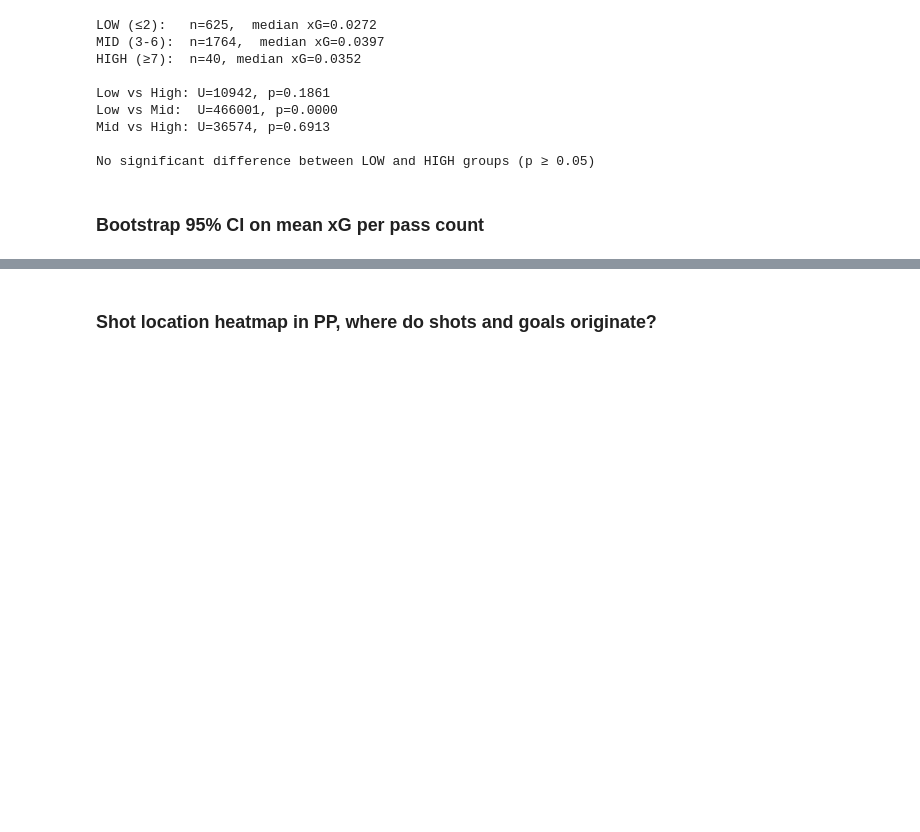
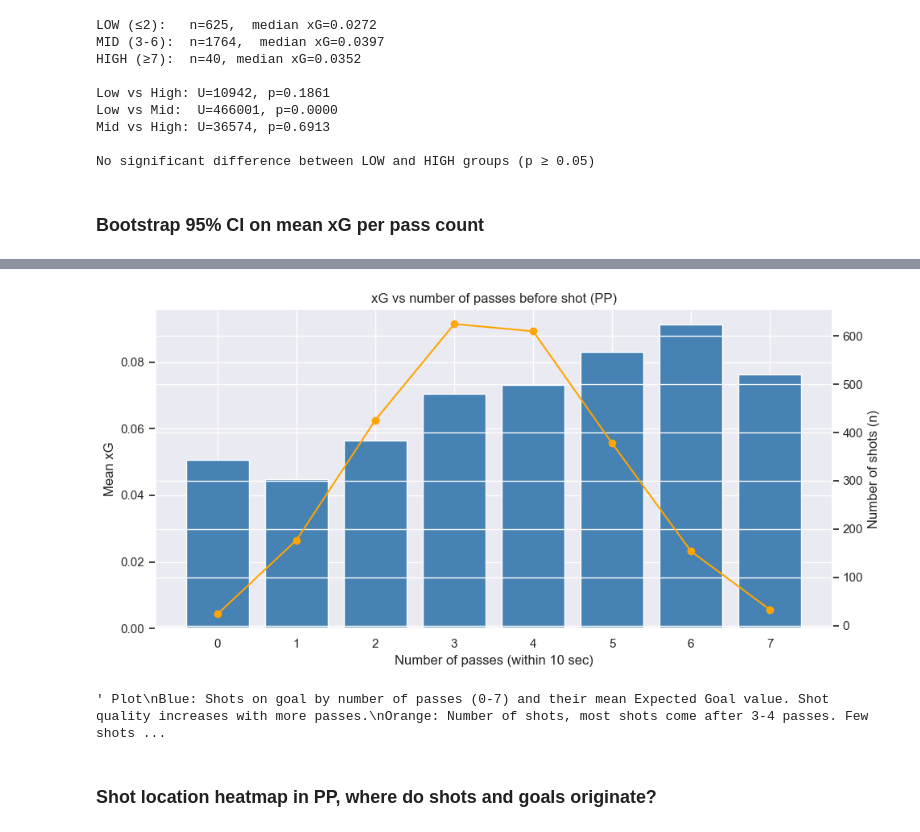
Before and after one commit to emmabertmar/LINHAC-project-2026, a Jupyter notebook: powerplay_analysis.ipynb, the cells around one changed output, grey strips where cells are left out. Cells and saved outputs as stored; diff of their text form; code cells hidden in the pictures; blank space fills up the shorter version.

```diff
--- a/powerplay_analysis.ipynb
+++ b/powerplay_analysis.ipynb
@@ -602,41 +602,44 @@ print(ci_df[['passes', 'n', 'mean_xg', 'ci_lo', 'ci_hi']].round(4).to_string(ind
 # %%
-# # Count passes within 10 seconds before each shot during the powerplay
-# pp_shots = data[(data['manpowersituation'] == 'powerPlay') &
-#                 (data['eventname'].isin(['shot', 'goal']))].copy()
+# Count passes within 10 seconds before each shot during the powerplay
+pp_shots = data[(data['manpowersituation'] == 'powerPlay') &
+                (data['eventname'].isin(['shot', 'goal']))].copy()
 
-# def count_recent_passes(row):
-#     mask = (data['gameid'] == row['gameid']) &\
-#            (data['compiledgametime'] < row['compiledgametime']) &\
-#            (data['compiledgametime'] > row['compiledgametime'] - 10) &\
-#            (data['eventname'] == 'pass') &\
-#            (data['manpowersituation'] == 'powerPlay')
-#     return mask.sum()
+def count_recent_passes(row):
+    mask = (data['gameid'] == row['gameid']) &\
+           (data['compiledgametime'] < row['compiledgametime']) &\
+           (data['compiledgametime'] > row['compiledgametime'] - 10) &\
+           (data['eventname'] == 'pass') &\
+           (data['manpowersituation'] == 'powerPlay')
+    return mask.sum()
 
-# pp_shots['passes_before'] = pp_shots.apply(count_recent_passes, axis=1)
-# pp_shots.groupby('passes_before')['xg_allattempts'].agg(['mean', 'count']).head(15)
+pp_shots['passes_before'] = pp_shots.apply(count_recent_passes, axis=1)
+pp_shots.groupby('passes_before')['xg_allattempts'].agg(['mean', 'count']).head(15)
 
-# # Plot number of shots and their expected goal value against number of passes.
-# agg = pp_shots.groupby('passes_before')['xg_allattempts'].agg(['mean', 'count']).reset_index()
-# agg = agg[agg['count'] >= 10]  # Filter out low sample sizes
+# Plot number of shots and their expected goal value against number of passes.
+agg = pp_shots.groupby('passes_before')['xg_allattempts'].agg(['mean', 'count']).reset_index()
+agg = agg[agg['count'] >= 10]  # Filter out low sample sizes
 
-# fig, ax1 = plt.subplots(figsize=(10, 5))
-# ax1.bar(agg['passes_before'], agg['mean'], color='steelblue', label='Mean xG')
-# ax1.set_xlabel('Number of passes (within 10 sec)')
-# ax1.set_ylabel('Mean xG')
-# ax1.set_title('xG vs number of passes before shot (PP)')
+fig, ax1 = plt.subplots(figsize=(10, 5))
+ax1.bar(agg['passes_before'], agg['mean'], color='steelblue', label='Mean xG')
+ax1.set_xlabel('Number of passes (within 10 sec)')
+ax1.set_ylabel('Mean xG')
+ax1.set_title('xG vs number of passes before shot (PP)')
 
-# ax2 = ax1.twinx()
-# ax2.plot(agg['passes_before'], agg['count'], color='orange', marker='o', label='Number of shots')
-# ax2.set_ylabel('Number of shots (n)')
+ax2 = ax1.twinx()
+ax2.plot(agg['passes_before'], agg['count'], color='orange', marker='o', label='Number of shots')
+ax2.set_ylabel('Number of shots (n)')
 
-# plt.tight_layout()
-# plt.show()
+plt.tight_layout()
+plt.show()
 
-# """ Plot
-# Blue: Shots on goal by number of passes (0-7) and their mean Expected Goal value. Shot quality increases with more passes.
-# Orange: Number of shots, most shots come after 3-4 passes. Few shots at 0-1 or 6+ passes.
-# xG increases up to around 6 passes during the PP, then drops (only values with more than 10 observations shown).
-# """
+""" Plot
+Blue: Shots on goal by number of passes (0-7) and their mean Expected Goal value. Shot quality increases with more passes.
+Orange: Number of shots, most shots come after 3-4 passes. Few shots at 0-1 or 6+ passes.
+xG increases up to around 6 passes during the PP, then drops (only values with more than 10 observations shown).
+"""
+# %% [output]
+[figure, added]
+' Plot\nBlue: Shots on goal by number of passes (0-7) and their mean Expected Goal value. Shot quality increases with more passes.\nOrange: Number of shots, most shots come after 3-4 passes. Few shots ...
 # %% [markdown]
 ### Shot location heatmap in PP, where do shots and goals originate?
 # %%
```
Also changed, not shown: parts of 3 cells of this notebook, 2 other files.
